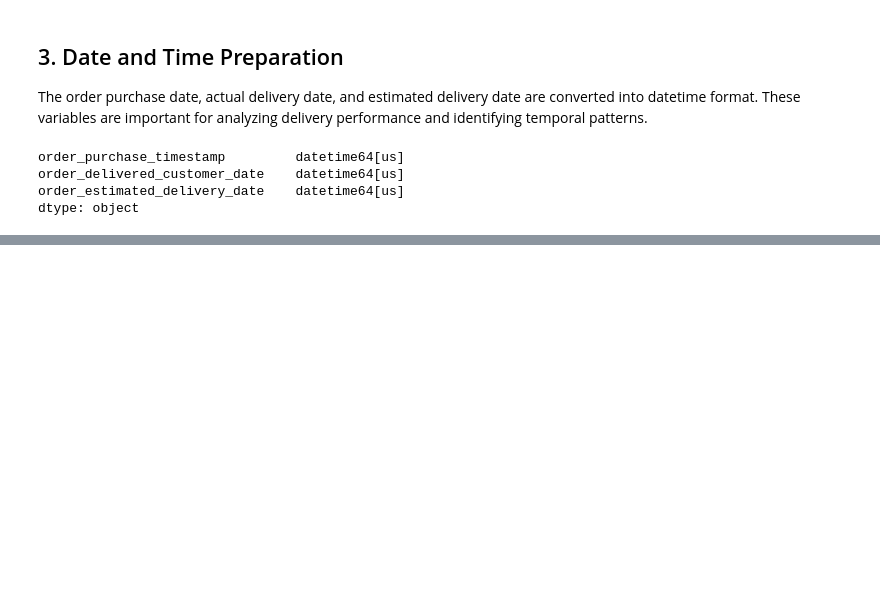
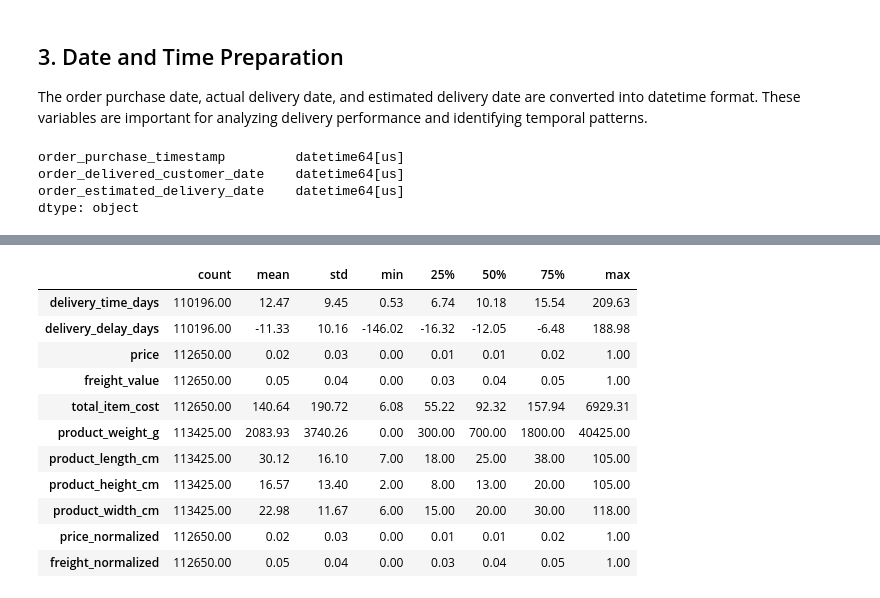
Before and after one commit to DRPatel75/Logistics_Data_Analysis, a Jupyter notebook: notebooks/03_advanced_eda_visualization.ipynb, the cells around one changed output, grey strips where cells are left out. Drawn from its saved outputs; the diff is of its cells as text; code cells hidden in the pictures; blank space fills up the shorter version.

Commit message:
Add central tendency and descriptive statistics section with analysis of key logistics variables

```diff
--- a/notebooks/03_advanced_eda_visualization.ipynb
+++ b/notebooks/03_advanced_eda_visualization.ipynb
@@ -195,0 +203,33 @@ dtype: object
+# %%
+# Select important numerical logistics variables
+analysis_columns = [
+    "delivery_time_days",
+    "delivery_delay_days",
+    "price",
+    "freight_value",
+    "total_item_cost",
+    "product_weight_g",
+    "product_length_cm",
+    "product_height_cm",
+    "product_width_cm",
+    "price_normalized",
+    "freight_normalized"
+]
+
+# Descriptive statistics
+descriptive_stats = df[analysis_columns].describe().T
+
+descriptive_stats
+# %% [output]
+|  | count | mean | std | min | 25% | 50% | 75% | max |
+| delivery_time_days | 110196.00 | 12.47 | 9.45 | 0.53 | 6.74 | 10.18 | 15.54 | 209.63 |
+| delivery_delay_days | 110196.00 | -11.33 | 10.16 | -146.02 | -16.32 | -12.05 | -6.48 | 188.98 |
+| price | 112650.00 | 0.02 | 0.03 | 0.00 | 0.01 | 0.01 | 0.02 | 1.00 |
+| freight_value | 112650.00 | 0.05 | 0.04 | 0.00 | 0.03 | 0.04 | 0.05 | 1.00 |
+| total_item_cost | 112650.00 | 140.64 | 190.72 | 6.08 | 55.22 | 92.32 | 157.94 | 6929.31 |
+| product_weight_g | 113425.00 | 2083.93 | 3740.26 | 0.00 | 300.00 | 700.00 | 1800.00 | 40425.00 |
+| product_length_cm | 113425.00 | 30.12 | 16.10 | 7.00 | 18.00 | 25.00 | 38.00 | 105.00 |
+| product_height_cm | 113425.00 | 16.57 | 13.40 | 2.00 | 8.00 | 13.00 | 20.00 | 105.00 |
+| product_width_cm | 113425.00 | 22.98 | 11.67 | 6.00 | 15.00 | 20.00 | 30.00 | 118.00 |
+| price_normalized | 112650.00 | 0.02 | 0.03 | 0.00 | 0.01 | 0.01 | 0.02 | 1.00 |
+| freight_normalized | 112650.00 | 0.05 | 0.04 | 0.00 | 0.03 | 0.04 | 0.05 | 1.00 |
```
Also changed, not shown: parts of 1 cell of this notebook.
